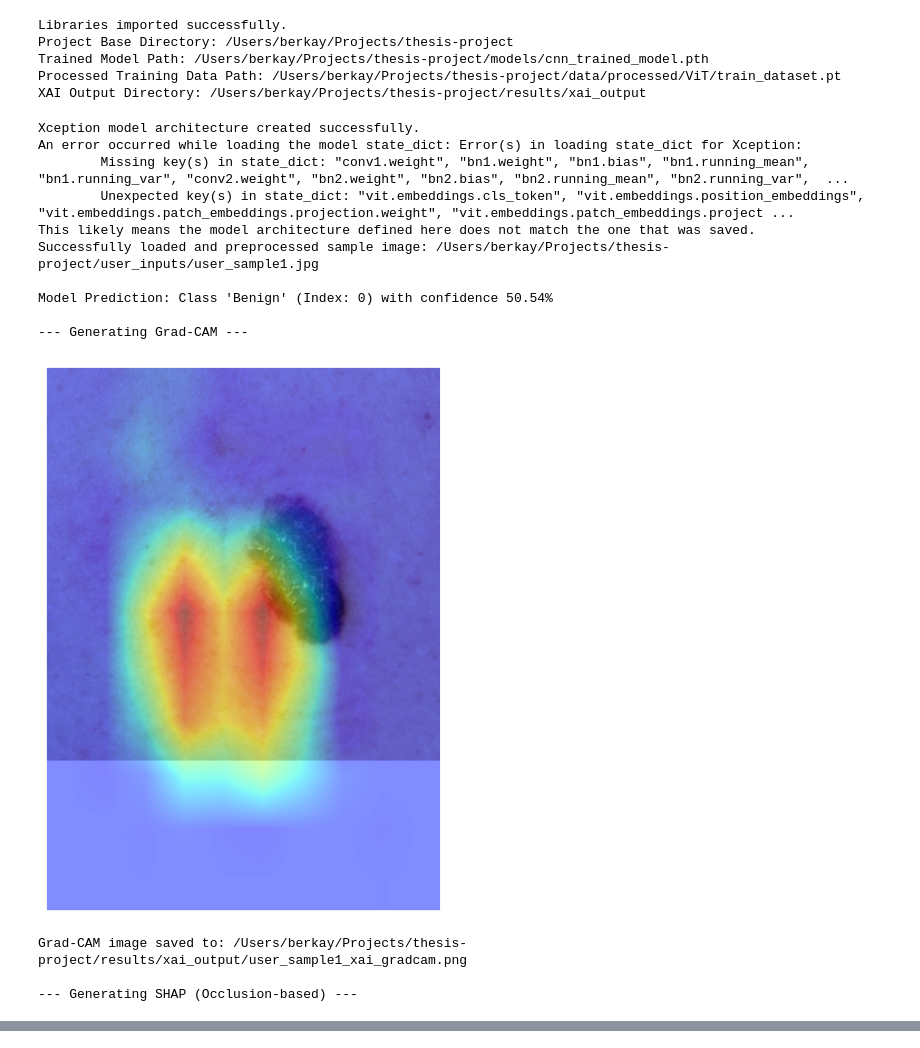
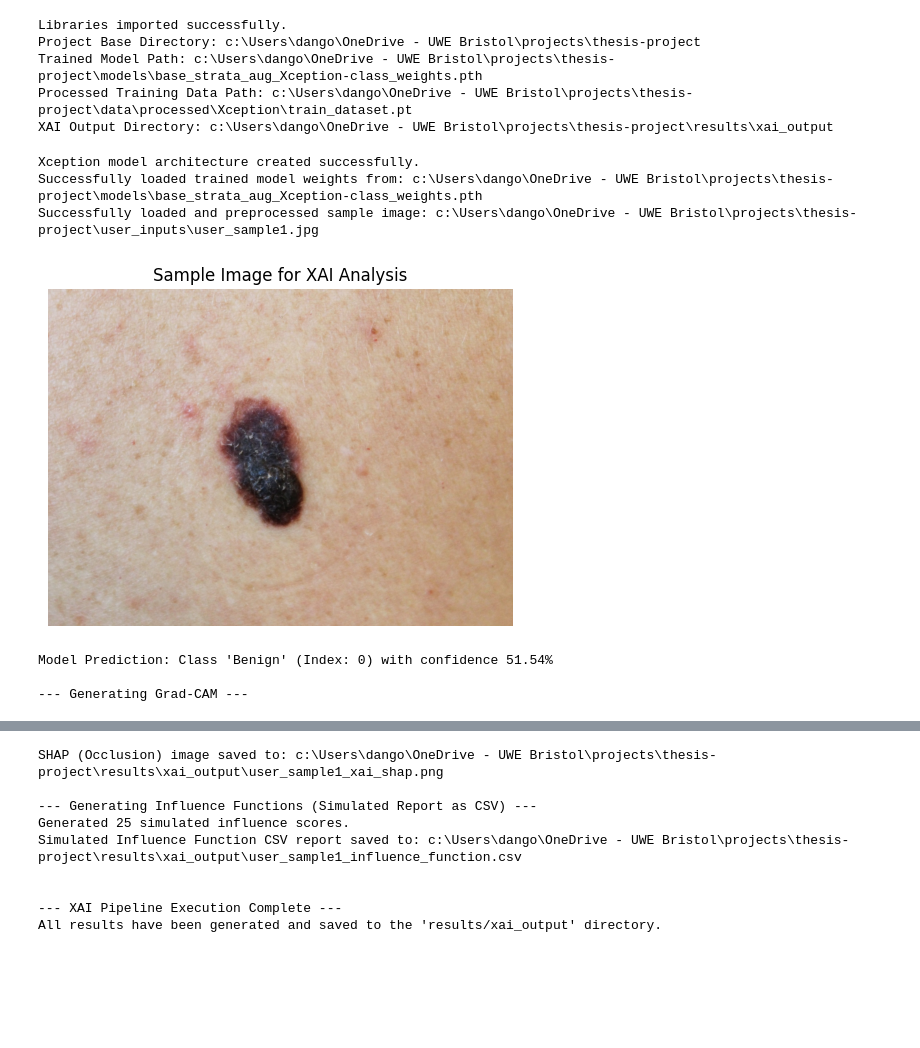
Before and after one commit to msc-ai-lab/thesis-project, a Jupyter notebook: notebooks/04_xai_pipeline.ipynb, the cells around one changed output, grey strips where cells are left out. Cells and saved outputs as stored; diff of their text form; code cells hidden in the pictures; blank space fills up the shorter version.

```diff
--- a/notebooks/04_xai_pipeline.ipynb
+++ b/notebooks/04_xai_pipeline.ipynb
@@ -19,9 +19,14 @@ import matplotlib.pyplot as plt
 import pandas as pd
 import timm
 import os
+import sys
 from captum.attr import LayerGradCam, Occlusion
 from captum.attr import visualization as viz
 import random
+
+# Local imports
+sys.path.append(os.path.abspath(os.path.join(os.getcwd(), '..')))
+from utils.common import get_test_transforms
 
 print("Libraries imported successfully.")
 
@@ -34,11 +39,11 @@ else:
     BASE_DIR = CWD
 
 # --- UPDATED PATHS ---
-MODEL_PATH = os.path.join(BASE_DIR, 'models', 'cnn_trained_model.pth')
+MODEL_PATH = os.path.join(BASE_DIR, 'models', 'base_strata_aug_Xception-class_weights.pth')
 SAMPLE_IMAGE_PATH = os.path.join(BASE_DIR, 'user_inputs', 'user_sample1.jpg')
-METADATA_PATH = os.path.join(BASE_DIR, 'data', 'raw_dataset', 'ddi_metadata.csv')
+METADATA_PATH = os.path.join(BASE_DIR, 'data', 'metadata_updated.csv')
 # Path to the processed training data tensors from notebook 02
-PROCESSED_TRAIN_DATA_PATH = os.path.join(BASE_DIR, 'data', 'processed', 'ViT', 'train_dataset.pt')
+PROCESSED_TRAIN_DATA_PATH = os.path.join(BASE_DIR, 'data', 'processed', 'Xception', 'train_dataset.pt')
 # The outputs are saved to the top-level 'results' folder
 OUTPUT_DIR = os.path.join(BASE_DIR, 'results', 'xai_output')
 
@@ -78,18 +83,23 @@ except Exception as e:
 
 # Define the transformations. These should be consistent with the *testing* transformations
 # from your colleague's notebook to ensure correct model input.
-preprocess_transform = transforms.Compose([
-    transforms.Resize((299, 299)), # Xception models expect 299x299 images
-    transforms.ToTensor(),
-    transforms.Normalize(mean=[0.485, 0.456, 0.406], std=[0.229, 0.224, 0.225]),
-])
+preprocess_transform = get_test_transforms(size=299)
 
 # Load a single sample image for XAI analysis
 try:
     input_image = Image.open(SAMPLE_IMAGE_PATH).convert('RGB')
-    transformed_img = preprocess_transform(input_image)
+
+    image_np = np.array(input_image)
+    transformed_img = preprocess_transform(image=image_np)['image']
     input_tensor = transformed_img.unsqueeze(0) # Add batch dimension for the model
     print(f"Successfully loaded and preprocessed sample image: {SAMPLE_IMAGE_PATH}")
+
+    # Print the sample image for visualization
+    plt.figure(figsize=(6, 6))
+    plt.imshow(input_image)
+    plt.title('Sample Image for XAI Analysis')
+    plt.axis('off')
+    plt.show()
 except FileNotFoundError:
     print(f"ERROR: Sample image not found at '{SAMPLE_IMAGE_PATH}'")
     print("Please add your input image to the 'user_inputs' folder and update the SAMPLE_IMAGE_PATH variable.")
@@ -187,13 +197,13 @@ def generate_influence_function_report_csv(output_path, n_cases=25):
     """
     try:
         # Load the processed metadata created by notebook 01
-        metadata_df = pd.read_csv(os.path.join(BASE_DIR, 'data', 'metadata_updated.csv'))
+        metadata_df = pd.read_csv(METADATA_PATH)
 
         # Perform the exact same train/test split as notebook 02 to get the training file list
         train_df, _ = train_test_split(
             metadata_df,
             test_size=0.4,
-            stratify=metadata_df['malignant'],
+            stratify=metadata_df['strata'],
             random_state=42
         )
 
@@ -211,47 +221,40 @@ def generate_influence_function_report_csv(output_path, n_cases=25):
         pred = label if random.random() > 0.3 else 1 - label
         report_data.append({
             'case_id': filename.split('.')[0],
             'influence_score': score,
             'ground_truth': label,
             'prediction': pred
         })
 
     # Convert the list of dictionaries to a pandas DataFrame
     report_df = pd.DataFrame(report_data)
 
     # Sort the DataFrame by the absolute value of the influence score
     report_df = report_df.reindex(report_df['influence_score'].abs().sort_values(ascending=False).index)
 
     # Save the DataFrame to a CSV file
     report_df.to_csv(output_path, index=False)
 
     print(f"Generated {len(report_df)} simulated influence scores.")
 
 # --- Generate and save the new CSV report ---
 # Update the filename to end in .csv
 influence_output_path = os.path.join(OUTPUT_DIR, 'user_sample1_influence_function.csv')
 generate_influence_function_report_csv(influence_output_path)
 print(f"Simulated Influence Function CSV report saved to: {influence_output_path}")
 
 print("\n\n--- XAI Pipeline Execution Complete ---")
 print("All results have been generated and saved to the 'results/xai_output' directory.")
 # %% [output]
 Libraries imported successfully.
-Project Base Directory: /Users/berkay/Projects/thesis-project
-Trained Model Path: /Users/berkay/Projects/thesis-project/models/cnn_trained_model.pth
-Processed Training Data Path: /Users/berkay/Projects/thesis-project/data/processed/ViT/train_dataset.pt
-XAI Output Directory: /Users/berkay/Projects/thesis-project/results/xai_output
+Project Base Directory: c:\Users\dango\OneDrive - UWE Bristol\projects\thesis-project
+Trained Model Path: c:\Users\dango\OneDrive - UWE Bristol\projects\thesis-project\models\base_strata_aug_Xception-class_weights.pth
+Processed Training Data Path: c:\Users\dango\OneDrive - UWE Bristol\projects\thesis-project\data\processed\Xception\train_dataset.pt
+XAI Output Directory: c:\Users\dango\OneDrive - UWE Bristol\projects\thesis-project\results\xai_output
 Xception model architecture created successfully.
-An error occurred while loading the model state_dict: Error(s) in loading state_dict for Xception:
-        Missing key(s) in state_dict: "conv1.weight", "bn1.weight", "bn1.bias", "bn1.running_mean", "bn1.running_var", "conv2.weight", "bn2.weight", "bn2.bias", "bn2.running_mean", "bn2.running_var",  ...
-        Unexpected key(s) in state_dict: "vit.embeddings.cls_token", "vit.embeddings.position_embeddings", "vit.embeddings.patch_embeddings.projection.weight", "vit.embeddings.patch_embeddings.project ...
-This likely means the model architecture defined here does not match the one that was saved.
-Successfully loaded and preprocessed sample image: /Users/berkay/Projects/thesis-project/user_inputs/user_sample1.jpg
-
-Model Prediction: Class 'Benign' (Index: 0) with confidence 50.54%
-
---- Generating Grad-CAM ---
+Successfully loaded trained model weights from: c:\Users\dango\OneDrive - UWE Bristol\projects\thesis-project\models\base_strata_aug_Xception-class_weights.pth
+Successfully loaded and preprocessed sample image: c:\Users\dango\OneDrive - UWE Bristol\projects\thesis-project\user_inputs\user_sample1.jpg
-[figure, old version]
+[figure, new version]
-Grad-CAM image saved to: /Users/berkay/Projects/thesis-project/results/xai_output/user_sample1_xai_gradcam.png
+Model Prediction: Class 'Benign' (Index: 0) with confidence 51.54%
 
---- Generating SHAP (Occlusion-based) ---
+--- Generating Grad-CAM ---
@@ -267,0 +266,9 @@ All results have been generated and saved to the 'results/xai_output' directory.
+SHAP (Occlusion) image saved to: c:\Users\dango\OneDrive - UWE Bristol\projects\thesis-project\results\xai_output\user_sample1_xai_shap.png
+
+--- Generating Influence Functions (Simulated Report as CSV) ---
+Generated 25 simulated influence scores.
+Simulated Influence Function CSV report saved to: c:\Users\dango\OneDrive - UWE Bristol\projects\thesis-project\results\xai_output\user_sample1_influence_function.csv
+
+
+--- XAI Pipeline Execution Complete ---
+All results have been generated and saved to the 'results/xai_output' directory.
```
Also changed, not shown: parts of 1 cell of this notebook, 30 other files.
